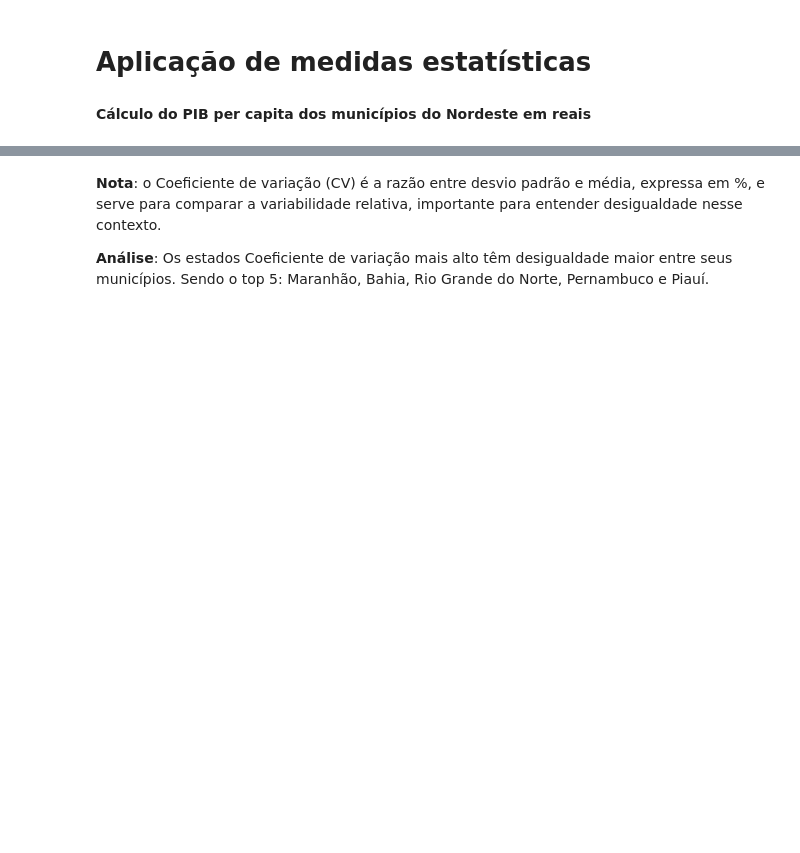
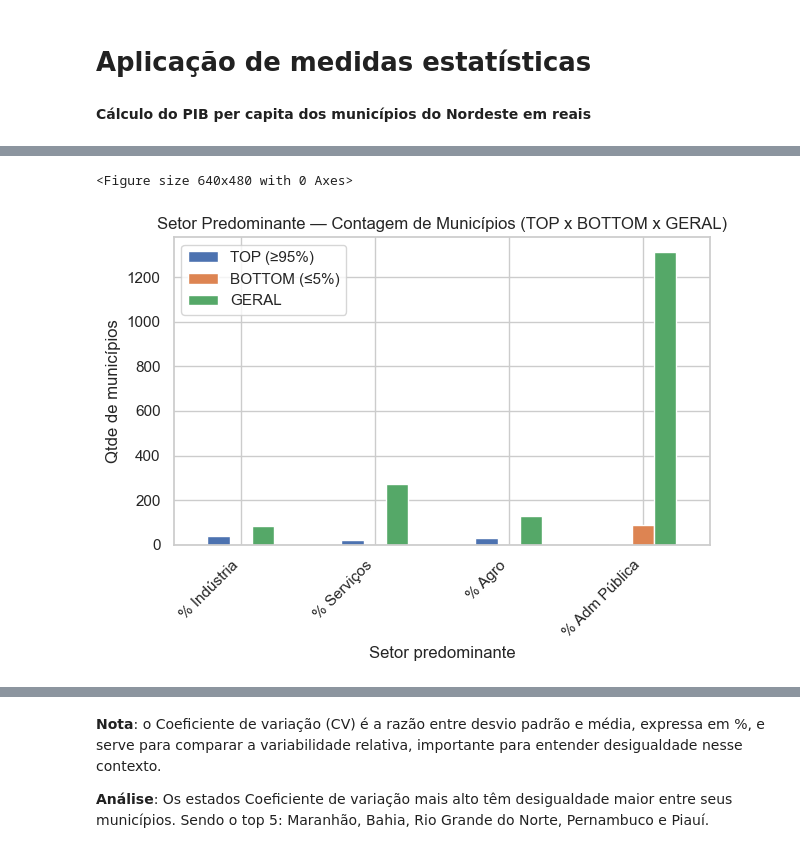
Before and after one commit to duddanobre/sidra-nordeste, a Jupyter notebook: nordeste.ipynb, the cells around one changed output, grey strips where cells are left out. Saved outputs shown, nothing was run; the diff lists cells and outputs as text; code cells hidden in the pictures; blank space fills up the shorter version.

```diff
--- a/nordeste.ipynb
+++ b/nordeste.ipynb
@@ -157,0 +242,15 @@ memory usage: 322.4+ KB
+# %%
+# Definição de TOP e BOTTOM por percentis de PIB per capita
+
+# Ex.: Top 5% mais ricos e Bottom 5% mais pobres em PIB per capita
+q_top = dfn['PIB per capita'].quantile(0.95)
+q_bot = dfn['PIB per capita'].quantile(0.05)
+
+top = dfn[dfn['PIB per capita'] >= q_top].copy()
+bot = dfn[dfn['PIB per capita'] <= q_bot].copy()
+
+len(top), len(bot), dfn.shape[0]
+TOP_K = 100
+BOT_K = 100
+top_k = dfn.sort_values('PIB per capita', ascending=False).head(TOP_K).copy()
+bot_k = dfn.sort_values('PIB per capita', ascending=True).head(BOT_K).copy()
@@ -157,0 +289,11 @@ memory usage: 322.4+ KB
+# %%
+def contagem_predominante(df_):
+    cont = df_['Setor Predominante (%)'].value_counts().reindex(['% Indústria','% Serviços','% Agro','% Adm Pública'])
+    return cont.fillna(0).astype(int)
+
+cont_top = contagem_predominante(top).rename('TOP (≥95%)')
+cont_bot = contagem_predominante(bot).rename('BOTTOM (≤5%)')
+cont_all = contagem_predominante(dfn).rename('GERAL')
+
+pred_resumo = pd.concat([cont_top, cont_bot, cont_all], axis=1)
+pred_resumo
@@ -157,0 +324,15 @@ memory usage: 322.4+ KB
+# %%
+# Barras — setor predominante (contagens)
+
+plt.figure()
+pred_resumo.plot(kind='bar')
+plt.title('Setor Predominante — Contagem de Municípios (TOP x BOTTOM x GERAL)')
+plt.xlabel('Setor predominante')
+plt.ylabel('Qtde de municípios')
+plt.xticks(rotation=45, ha='right')
+plt.legend(title='')
+plt.tight_layout()
+plt.show()
+# %% [output]
+<Figure size 640x480 with 0 Axes>
+[figure, added]
```
Also changed, not shown: parts of 16 cells of this notebook.
